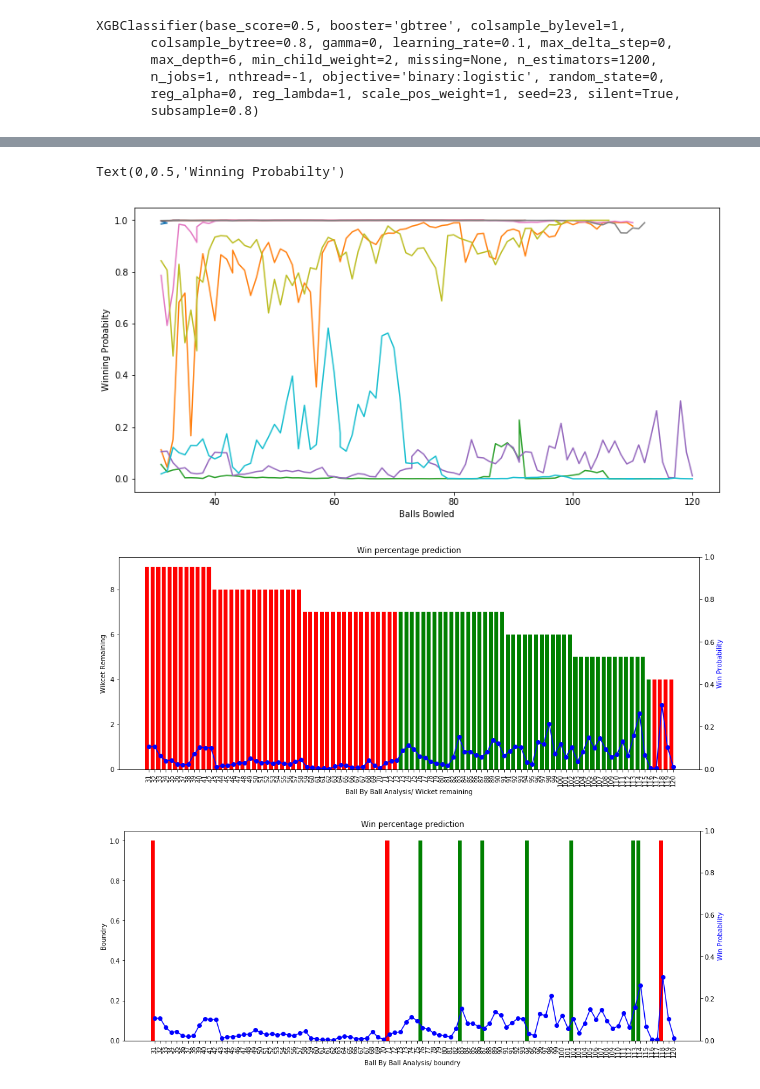
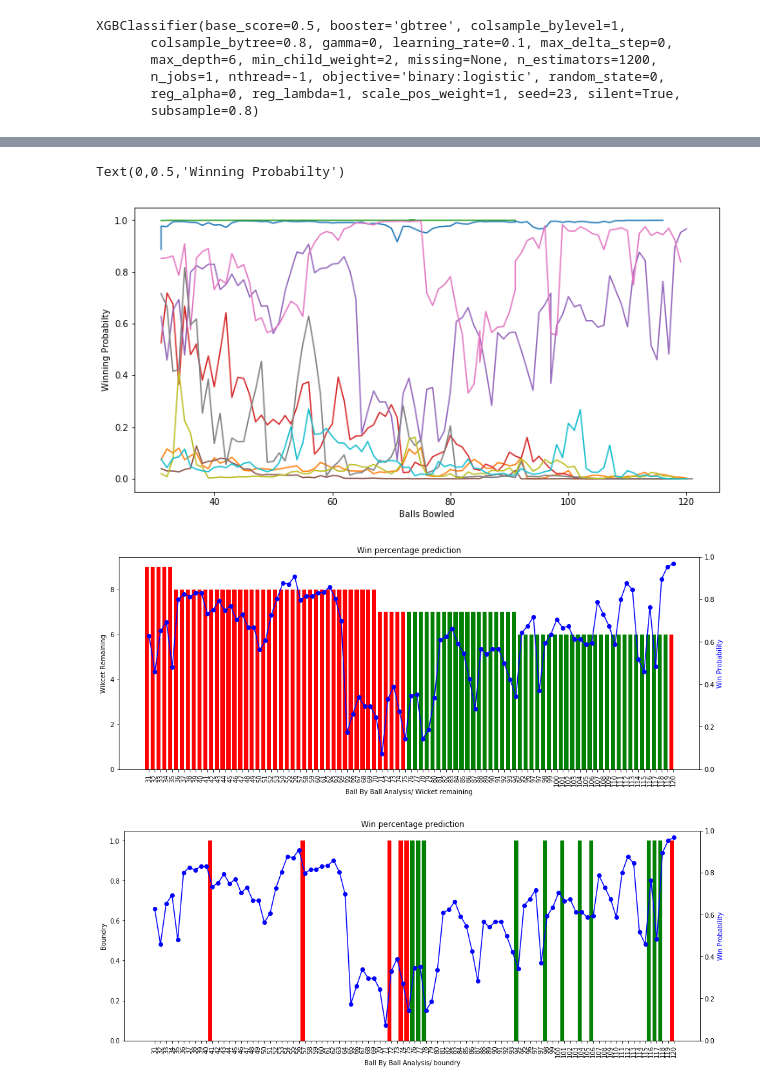
Before and after one commit to mritunjayonemail/jedi-capstone, a Jupyter notebook: notebook/ipl_analysis.ipynb, the cells around one changed output, grey strips where cells are left out. Saved outputs shown, nothing was run; the diff lists cells and outputs as text; code cells hidden in the pictures.

```diff
--- a/notebook/ipl_analysis.ipynb
+++ b/notebook/ipl_analysis.ipynb
@@ -548,15 +548,15 @@ fig = plt.figure(figsize=(12,6))
 ax = fig.add_subplot(1, 1, 1)
 for match_id in output_df['MatcH_id'].unique():
     match_output_df = output_df.loc[output_df.MatcH_id == match_id]
-    ax.plot(match_output_df['balls_bowled'], match_output_df['winning_probabilty'])
+    ax.plot(match_output_df['balls_bowled'], match_output_df['winning_probability'])
 
 ax.set_xlabel('Balls Bowled')
 ax.set_ylabel('Winning Probabilty')
 # %% [output]
 Text(0,0.5,'Winning Probabilty')
-[figure, old version]
+[figure, new version]
 # %%
-match_output_df = output_df.loc[output_df.MatcH_id == 501258]
+match_output_df = output_df.loc[output_df.MatcH_id == 548332]
 # %%
 fig, ax1 = plt.subplots(figsize=(16,6))
 ax2 = ax1.twinx()
@@ -570,30 +570,30 @@ ax1.set_ylabel("Wikcet Remaining")
 ax1.set_xlabel("Ball By Ball Analysis/ Wicket remaining")
 ax1.set_title("Win percentage prediction")
 
-ax2.plot(ind+0.35, np.array(match_output_df['winning_probabilty']), color='b', marker='o')
+ax2.plot(ind+0.35, np.array(match_output_df['winning_probability']), color='b', marker='o')
 ax2.set_ylabel("Win Probability", color='b')
 ax2.set_ylim([0,1])
 ax2.grid(b=False)
 plt.show()
 # %% [output]
-[figure, old version]
+[figure, new version]
 # %%
 fig, ax1 = plt.subplots(figsize=(16,6))
 ax2 = ax1.twinx()
 labels = np.array(match_output_df['balls_bowled'])
 ind = np.arange(len(labels))
 width = 0.7
 rects = ax1.bar(ind, np.array(match_output_df['boundry']), width=width, color=['red']*45 + ['green']*45)
 ax1.set_xticks(ind+((width)/2.))
 ax1.set_xticklabels(labels, rotation='vertical')
 ax1.set_ylabel("Boundry")
 ax1.set_xlabel("Ball By Ball Analysis/ boundry")
 ax1.set_title("Win percentage prediction")
 
-ax2.plot(ind+0.35, np.array(match_output_df['winning_probabilty']), color='b', marker='o')
+ax2.plot(ind+0.35, np.array(match_output_df['winning_probability']), color='b', marker='o')
 ax2.set_ylabel("Win Probability", color='b')
 ax2.set_ylim([0,1])
 ax2.grid(b=False)
 plt.show()
 # %% [output]
-[figure, old version]
+[figure, new version]
```
Also changed, not shown: parts of 8 cells of this notebook, 1 other file.
